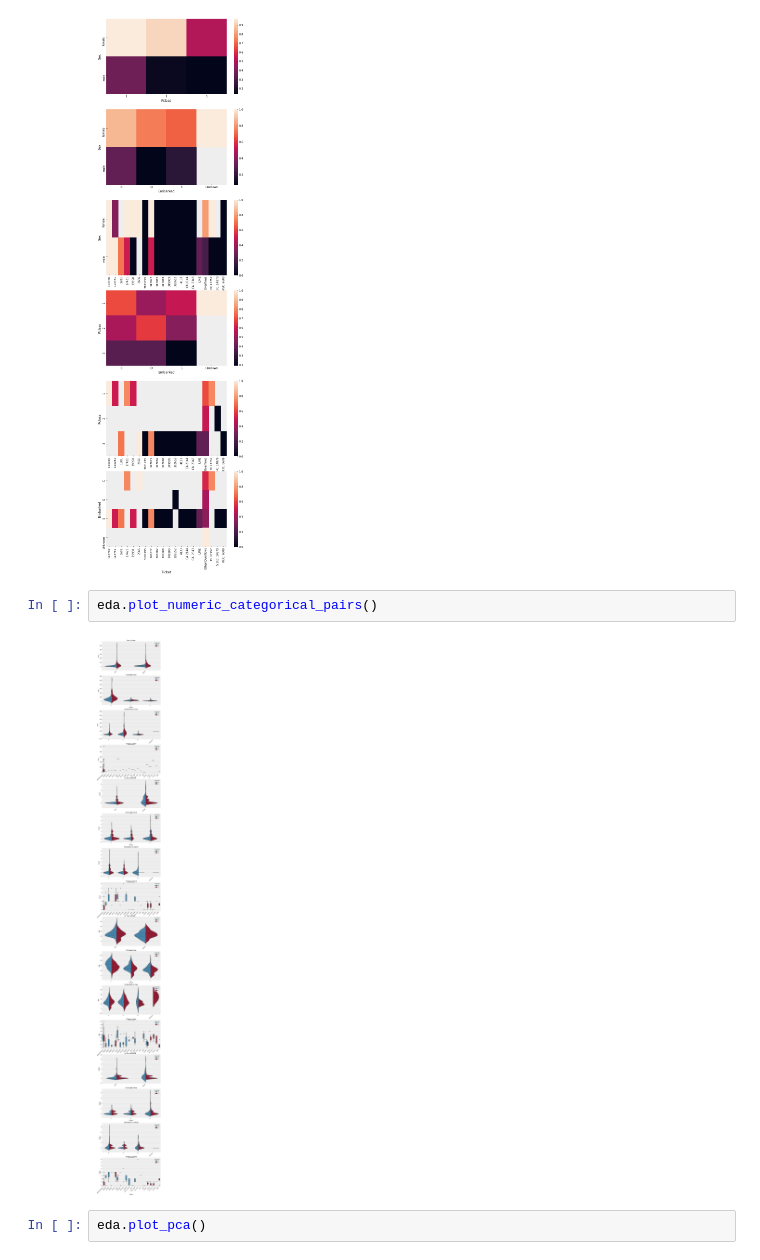
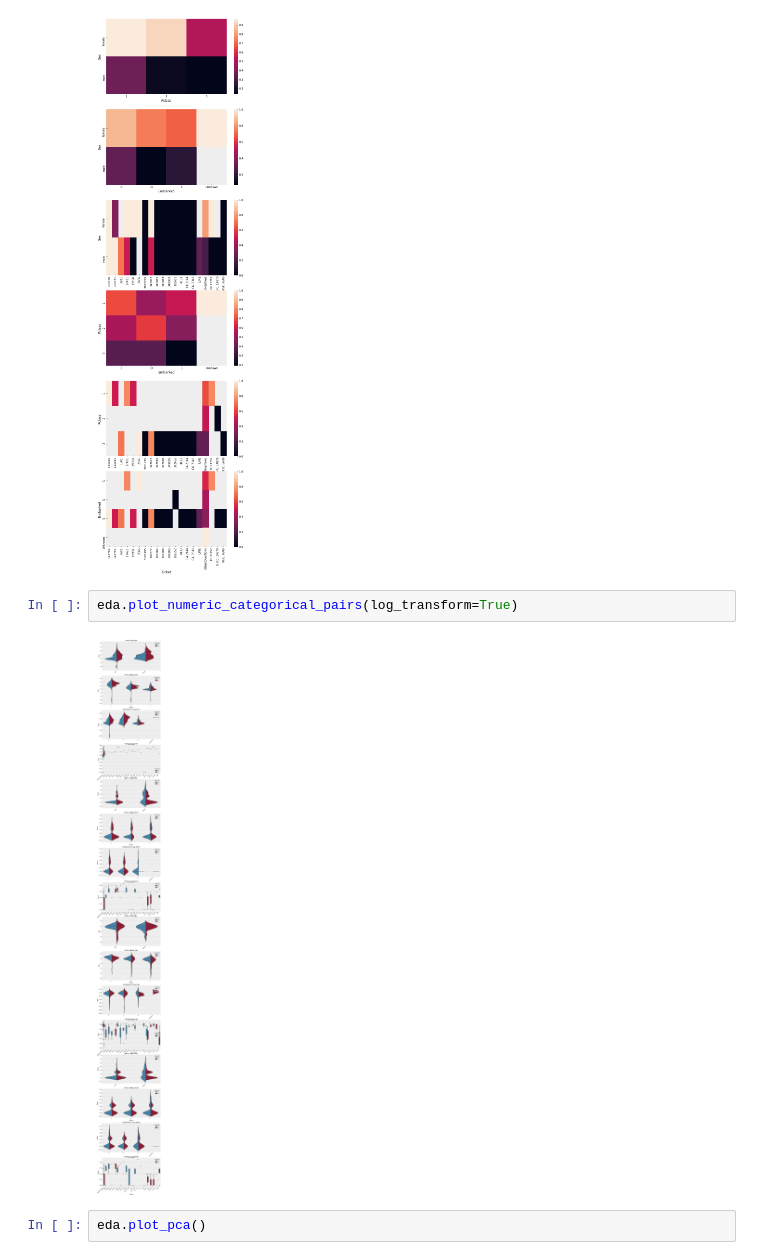
Before and after one commit to IndyD/data-science-tools, a Jupyter notebook: autoEDA/example_notebook.ipynb, the cells around one changed output. Cells and saved outputs as stored; diff of their text form.

```diff
--- a/autoEDA/example_notebook.ipynb
+++ b/autoEDA/example_notebook.ipynb
@@ -58,9 +53,9 @@ eda.plot_categorical_heatmaps()
 # %% [output]
 [figure]
 # %%
-eda.plot_numeric_categorical_pairs()
+eda.plot_numeric_categorical_pairs(log_transform=True)
 # %% [output]
-[figure, old version]
+[figure, new version]
 # %%
 eda.plot_pca()
 # %% [output]
```
Also changed, not shown: parts of 4 cells of this notebook, 3 other files.
